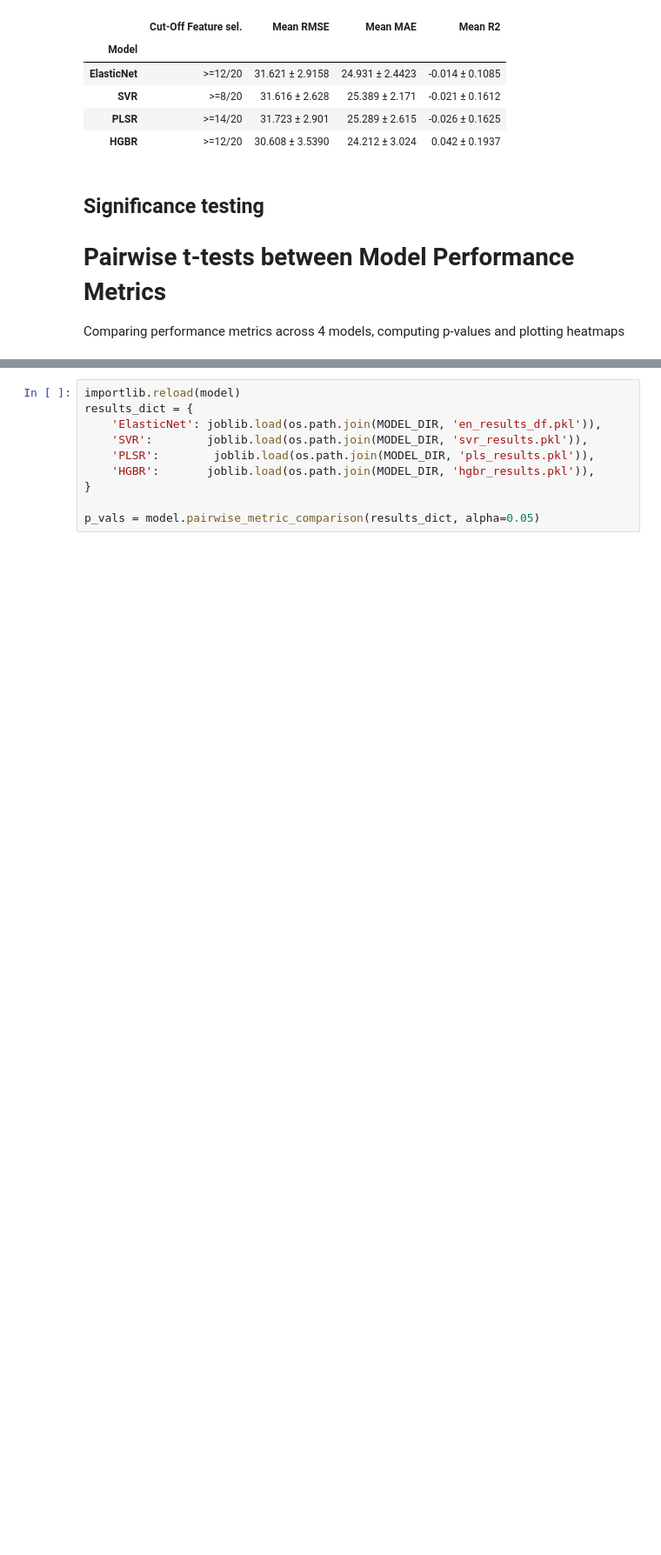
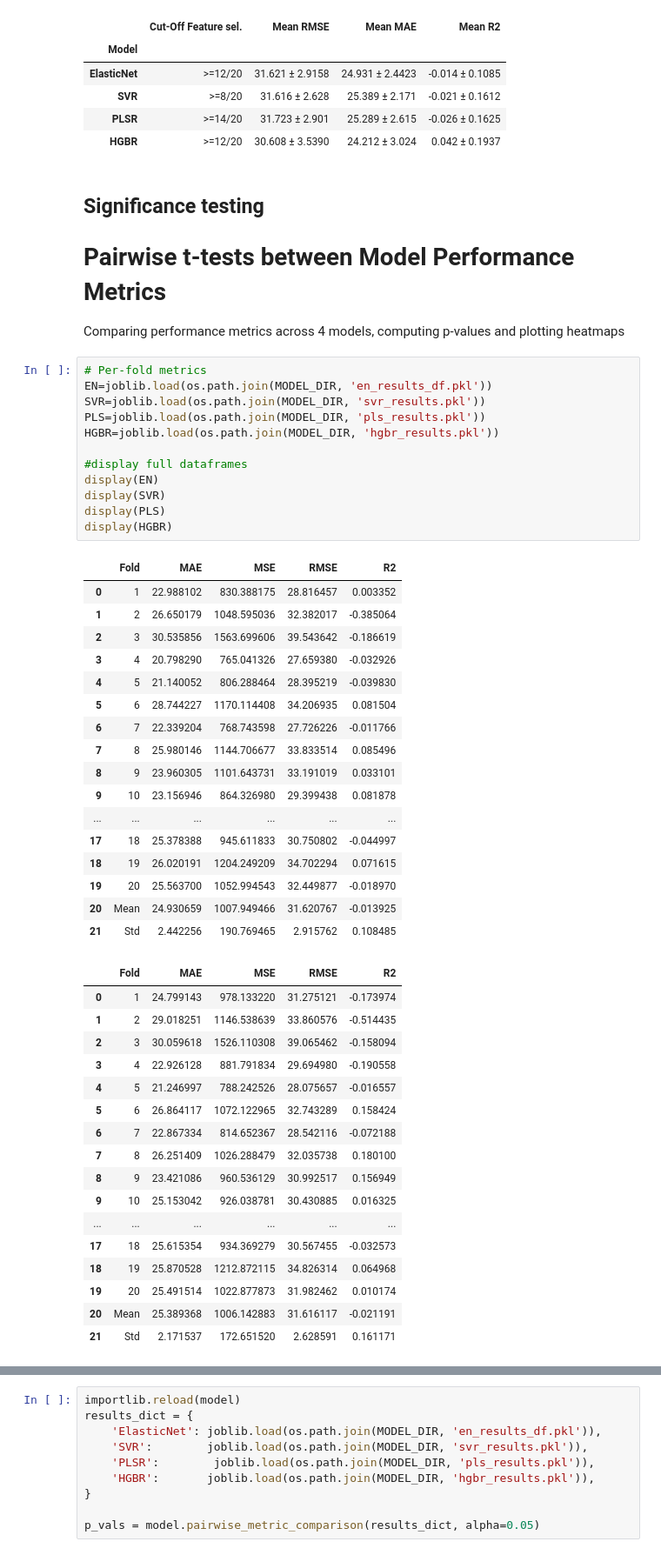
Before and after one commit to ma-farah/master-thesis, a Jupyter notebook: notebooks/10-comparing_models.ipynb, the cells around one changed output, grey strips where cells are left out. Shown at 87% size. Saved outputs shown, nothing was run; the diff lists cells and outputs as text; blank space fills up the shorter version.

```diff
--- a/notebooks/10-comparing_models.ipynb
+++ b/notebooks/10-comparing_models.ipynb
@@ -58,3 +58,50 @@ display(summary)
 ## Significance testing
 # Pairwise t-tests between Model Performance Metrics
 Comparing performance metrics across 4 models, computing p-values and plotting heatmaps
+# %%
+# Per-fold metrics
+EN=joblib.load(os.path.join(MODEL_DIR, 'en_results_df.pkl'))
+SVR=joblib.load(os.path.join(MODEL_DIR, 'svr_results.pkl'))
+PLS=joblib.load(os.path.join(MODEL_DIR, 'pls_results.pkl'))
+HGBR=joblib.load(os.path.join(MODEL_DIR, 'hgbr_results.pkl'))
+
+#display full dataframes
+display(EN)
+display(SVR)
+display(PLS)
+display(HGBR)
+# %% [output]
+|  | Fold | MAE | MSE | RMSE | R2 |
+| 0 | 1 | 22.988102 | 830.388175 | 28.816457 | 0.003352 |
+| 1 | 2 | 26.650179 | 1048.595036 | 32.382017 | -0.385064 |
+| 2 | 3 | 30.535856 | 1563.699606 | 39.543642 | -0.186619 |
+| 3 | 4 | 20.798290 | 765.041326 | 27.659380 | -0.032926 |
+| 4 | 5 | 21.140052 | 806.288464 | 28.395219 | -0.039830 |
+| 5 | 6 | 28.744227 | 1170.114408 | 34.206935 | 0.081504 |
+| 6 | 7 | 22.339204 | 768.743598 | 27.726226 | -0.011766 |
+| 7 | 8 | 25.980146 | 1144.706677 | 33.833514 | 0.085496 |
+| 8 | 9 | 23.960305 | 1101.643731 | 33.191019 | 0.033101 |
+| 9 | 10 | 23.156946 | 864.326980 | 29.399438 | 0.081878 |
+| ... | ... | ... | ... | ... | ... |
+| 17 | 18 | 25.378388 | 945.611833 | 30.750802 | -0.044997 |
+| 18 | 19 | 26.020191 | 1204.249209 | 34.702294 | 0.071615 |
+| 19 | 20 | 25.563700 | 1052.994543 | 32.449877 | -0.018970 |
+| 20 | Mean | 24.930659 | 1007.949466 | 31.620767 | -0.013925 |
+| 21 | Std | 2.442256 | 190.769465 | 2.915762 | 0.108485 |
+|  | Fold | MAE | MSE | RMSE | R2 |
+| 0 | 1 | 24.799143 | 978.133220 | 31.275121 | -0.173974 |
+| 1 | 2 | 29.018251 | 1146.538639 | 33.860576 | -0.514435 |
+| 2 | 3 | 30.059618 | 1526.110308 | 39.065462 | -0.158094 |
+| 3 | 4 | 22.926128 | 881.791834 | 29.694980 | -0.190558 |
+| 4 | 5 | 21.246997 | 788.242526 | 28.075657 | -0.016557 |
+| 5 | 6 | 26.864117 | 1072.122965 | 32.743289 | 0.158424 |
+| 6 | 7 | 22.867334 | 814.652367 | 28.542116 | -0.072188 |
+| 7 | 8 | 26.251409 | 1026.288479 | 32.035738 | 0.180100 |
+| 8 | 9 | 23.421086 | 960.536129 | 30.992517 | 0.156949 |
+| 9 | 10 | 25.153042 | 926.038781 | 30.430885 | 0.016325 |
+| ... | ... | ... | ... | ... | ... |
+| 17 | 18 | 25.615354 | 934.369279 | 30.567455 | -0.032573 |
+| 18 | 19 | 25.870528 | 1212.872115 | 34.826314 | 0.064968 |
+| 19 | 20 | 25.491514 | 1022.877873 | 31.982462 | 0.010174 |
+| 20 | Mean | 25.389368 | 1006.142883 | 31.616117 | -0.021191 |
+| 21 | Std | 2.171537 | 172.651520 | 2.628591 | 0.161171 |
```
Also changed, not shown: parts of 1 cell of this notebook, 2 other files.
